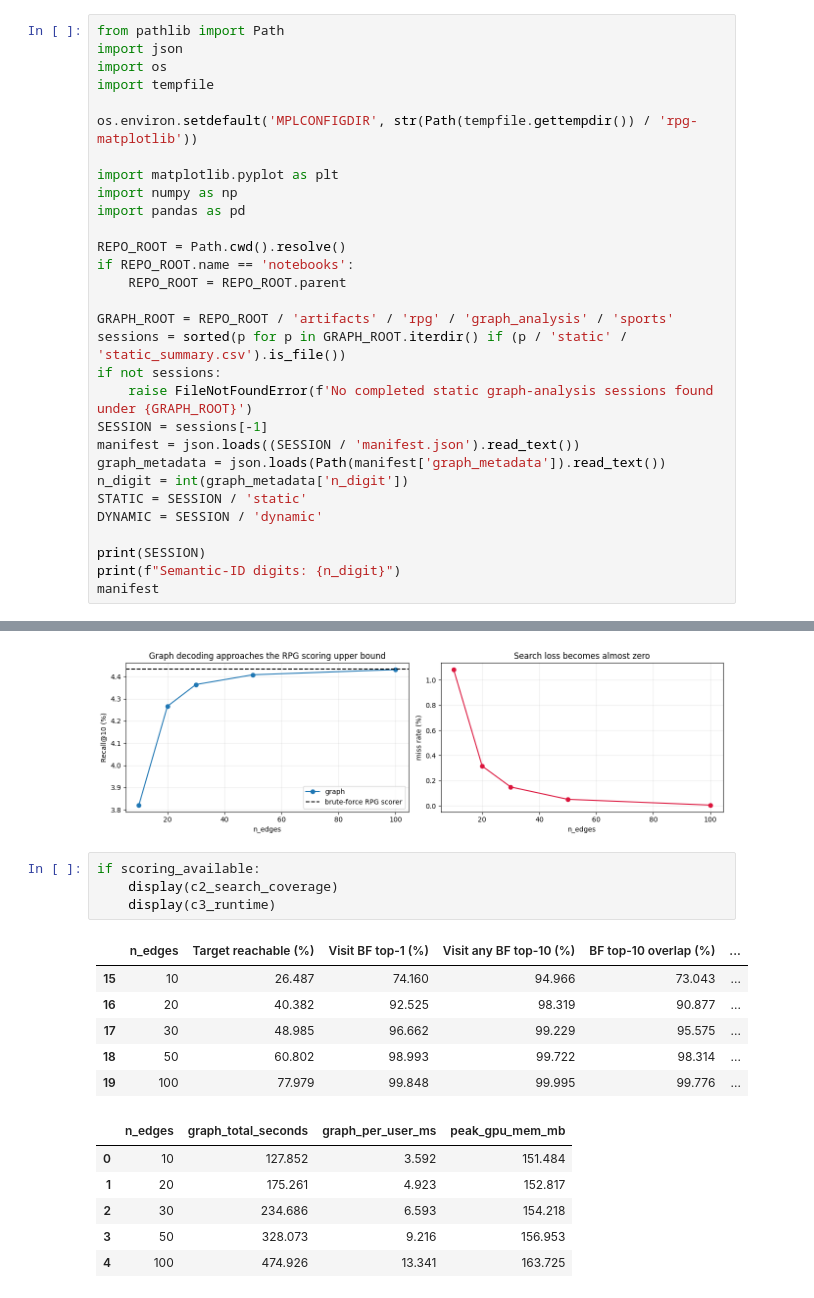
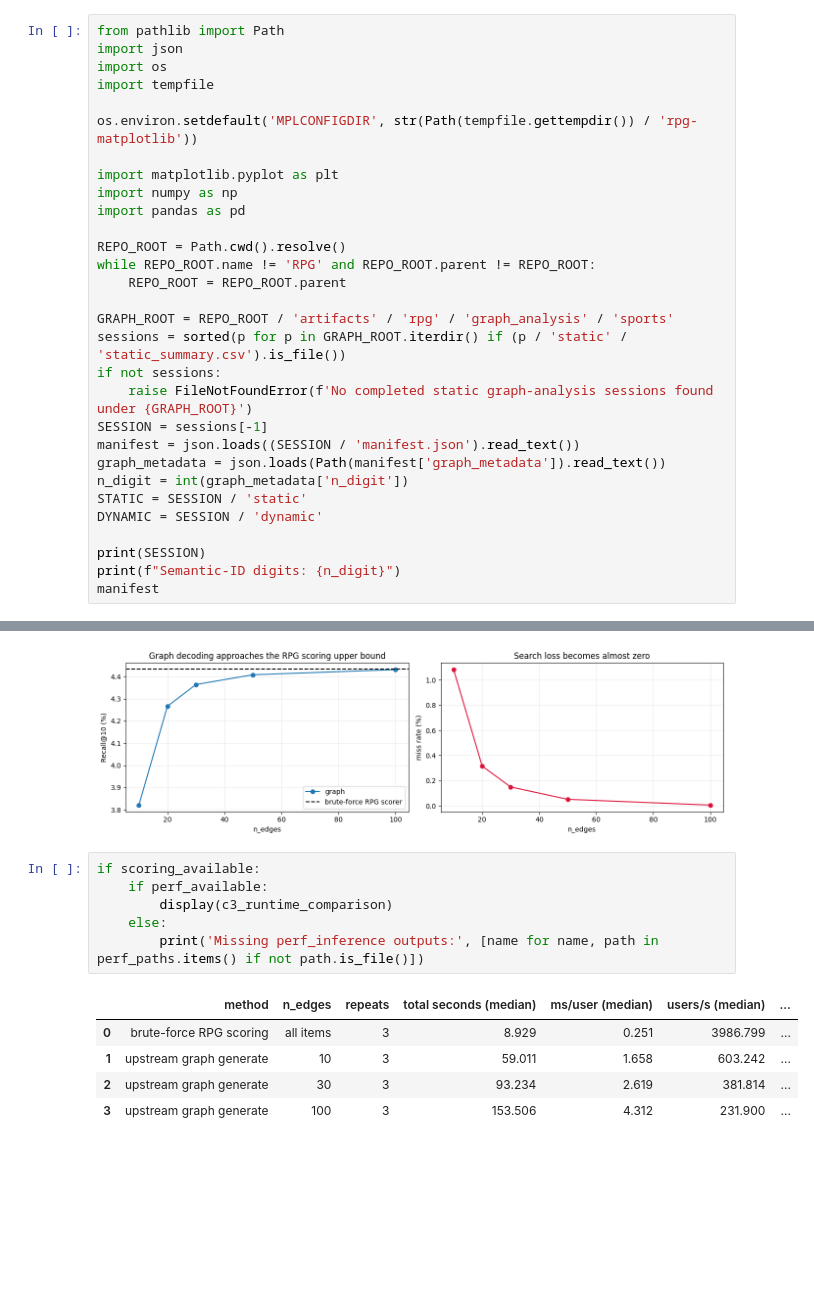
Before and after one commit to NiccoloCase/RPG-uva, a Jupyter notebook: notebooks/graph_analysis/sports_and_outdoors.ipynb, the cells around one changed output, grey strips where cells are left out. Cells and saved outputs as stored; diff of their text form; blank space fills up the shorter version.

Commit message:
brute force profiling & cds graph

```diff
--- a/notebooks/rpg_graph_analysis.ipynb
+++ b/notebooks/graph_analysis/sports_and_outdoors.ipynb
@@ -15,7 +15,7 @@ import numpy as np
 import pandas as pd
 
 REPO_ROOT = Path.cwd().resolve()
-if REPO_ROOT.name == 'notebooks':
+while REPO_ROOT.name != 'RPG' and REPO_ROOT.parent != REPO_ROOT:
     REPO_ROOT = REPO_ROOT.parent
 
 GRAPH_ROOT = REPO_ROOT / 'artifacts' / 'rpg' / 'graph_analysis' / 'sports'
@@ -856,19 +906,14 @@ if scoring_available:
 [figure]
 # %%
 if scoring_available:
-    display(c2_search_coverage)
-    display(c3_runtime)
+    if perf_available:
+        display(c3_runtime_comparison)
+    else:
+        print('Missing perf_inference outputs:', [name for name, path in perf_paths.items() if not path.is_file()])
 # %% [output]
-|  | n_edges | Target reachable (%) | Visit BF top-1 (%) | Visit any BF top-10 (%) | BF top-10 overlap (%) | ... |
-| 15 | 10 | 26.487 | 74.160 | 94.966 | 73.043 | ... |
-| 16 | 20 | 40.382 | 92.525 | 98.319 | 90.877 | ... |
-| 17 | 30 | 48.985 | 96.662 | 99.229 | 95.575 | ... |
-| 18 | 50 | 60.802 | 98.993 | 99.722 | 98.314 | ... |
-| 19 | 100 | 77.979 | 99.848 | 99.995 | 99.776 | ... |
+|  | method | n_edges | repeats | total seconds (median) | ms/user (median) | users/s (median) | ... |
+| 0 | brute-force RPG scoring | all items | 3 | 8.929 | 0.251 | 3986.799 | ... |
+| 1 | upstream graph generate | 10 | 3 | 59.011 | 1.658 | 603.242 | ... |
+| 2 | upstream graph generate | 30 | 3 | 93.234 | 2.619 | 381.814 | ... |
+| 3 | upstream graph generate | 100 | 3 | 153.506 | 4.312 | 231.900 | ... |
-|  | n_edges | graph_total_seconds | graph_per_user_ms | peak_gpu_mem_mb |
-| 0 | 10 | 127.852 | 3.592 | 151.484 |
-| 1 | 20 | 175.261 | 4.923 | 152.817 |
-| 2 | 30 | 234.686 | 6.593 | 154.218 |
-| 3 | 50 | 328.073 | 9.216 | 156.953 |
-| 4 | 100 | 474.926 | 13.341 | 163.725 |
 # %% [markdown]
```
Also changed, not shown: parts of 15 cells of this notebook, 19 other files.
